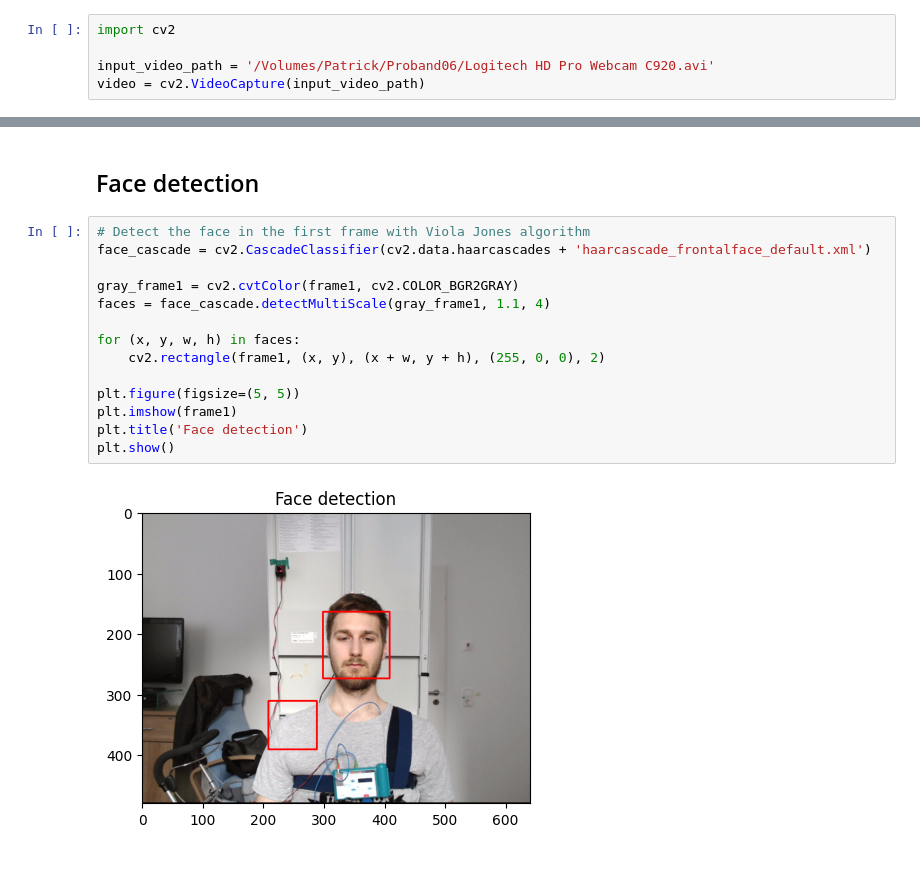
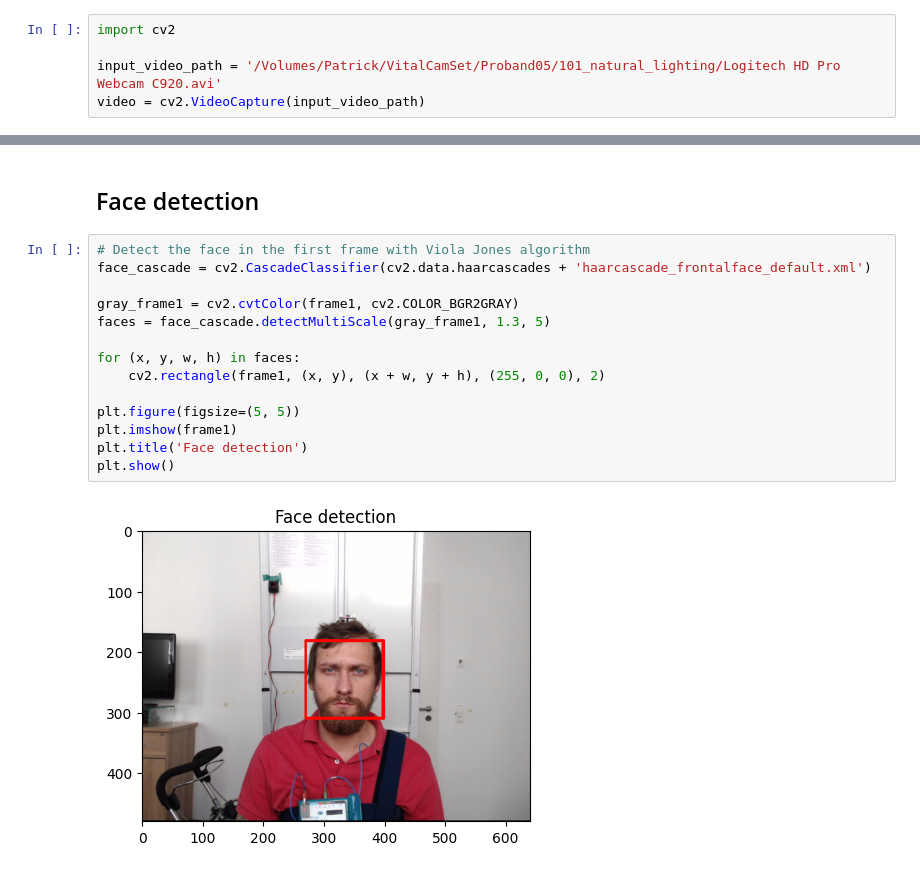
Before and after one commit to pzierahn/respiration, a Jupyter notebook: notebooks/opencv.ipynb, the cells around one changed output, grey strips where cells are left out. Cells and saved outputs as stored; diff of their text form.

Commit message:
Update path...

```diff
--- a/notebooks/opencv.ipynb
+++ b/notebooks/opencv.ipynb
@@ -5,7 +5,7 @@ This notebook demonstrates how to read a video file, extract frames, and display
 # %%
 import cv2
 
-input_video_path = '/Volumes/Patrick/Proband06/Logitech HD Pro Webcam C920.avi'
+input_video_path = '/Volumes/Patrick/VitalCamSet/Proband05/101_natural_lighting/Logitech HD Pro Webcam C920.avi'
 video = cv2.VideoCapture(input_video_path)
 # %% [markdown]
 ## Video properties
@@ -73,16 +73,16 @@ plt.show()
 # %%
 # Detect the face in the first frame with Viola Jones algorithm
 face_cascade = cv2.CascadeClassifier(cv2.data.haarcascades + 'haarcascade_frontalface_default.xml')
 
 gray_frame1 = cv2.cvtColor(frame1, cv2.COLOR_BGR2GRAY)
-faces = face_cascade.detectMultiScale(gray_frame1, 1.1, 4)
+faces = face_cascade.detectMultiScale(gray_frame1, 1.3, 5)
 
 for (x, y, w, h) in faces:
     cv2.rectangle(frame1, (x, y), (x + w, y + h), (255, 0, 0), 2)
 
 plt.figure(figsize=(5, 5))
 plt.imshow(frame1)
 plt.title('Face detection')
 plt.show()
 # %% [output]
-[figure, old version]
+[figure, new version]
```
Also changed, not shown: parts of 2 cells of this notebook.
